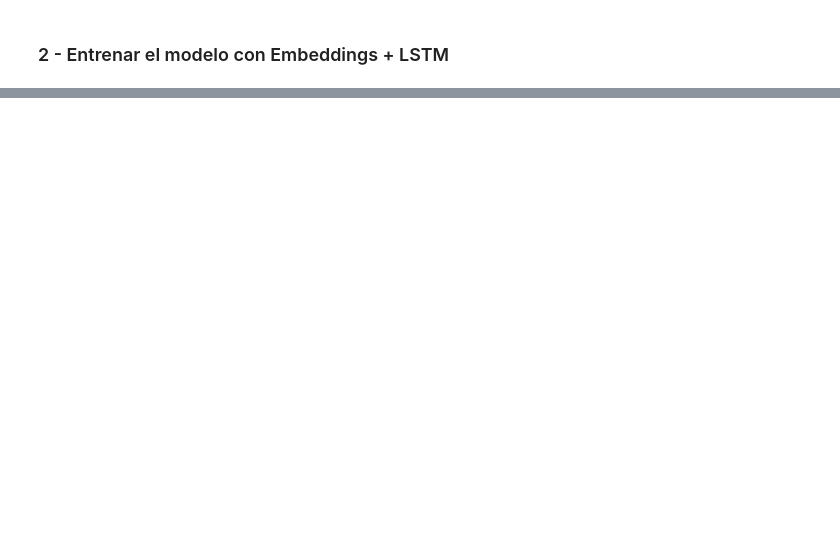
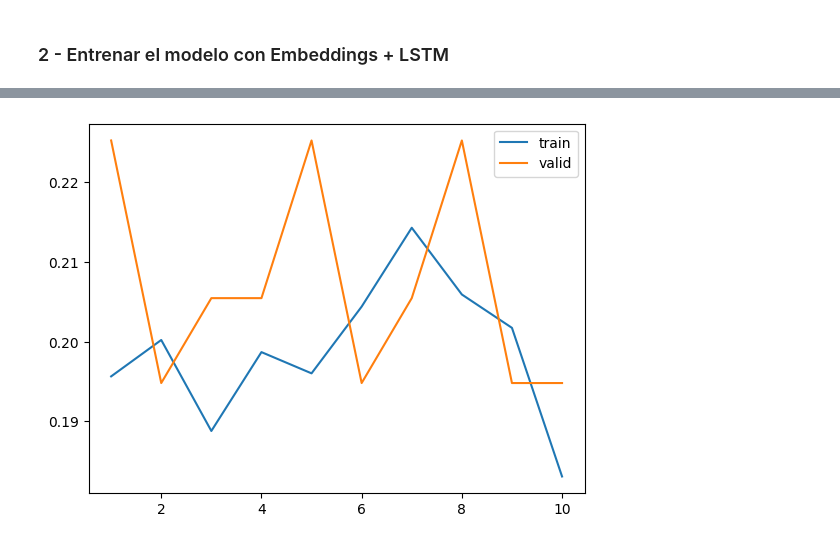
Before and after one commit to kchomontiel/NLP, a Jupyter notebook: Clase 5/5 - clothing_ecommerce_reviews.ipynb, the cells around one changed output, grey strips where cells are left out. Saved outputs shown, nothing was run; the diff lists cells and outputs as text; code cells hidden in the pictures; blank space fills up the shorter version.

```diff
--- a/Clase 5/5 - clothing_ecommerce_reviews.ipynb
+++ b/Clase 5/5 - clothing_ecommerce_reviews.ipynb
@@ -142,5 +202,9 @@ maxlen = 115
 # %%
 # Alumno: Dividir los datos en train y test
 from sklearn.model_selection import train_test_split
+X_train, X_test, y_train, y_test = train_test_split(X, y, test_size=0.2, random_state=42)
 # %%
 # Alumno: determinar la dimensiones de entrada y salida
+in_shape = X_train.shape[1] # max input sentence len
+out_shape = 5
+print("in_shape", in_shape, ", out_shape", out_shape)
@@ -154,0 +215,25 @@ from keras.layers import Dropout
+# %%
+# Alumno: Entrene su modelo con LSTM entrenando sus propios embeddings
+# Entrenar un modelo con LSTM entrenando sus propios embeddings
+# o utilizando embeddings pre-entrenados.
+from keras.layers import LSTM,Embedding,Dropout,Bidirectional
+from keras.regularizers import l2
+
+model = Sequential()
+# input_dim = vocab_size (max n_words)
+# input_length = setencias con padding a 200
+# output_dim = 50 --> crear embeddings de tamaño 50
+model.add(Embedding(input_dim=vocab_size+1, output_dim=50, input_length=in_shape))
+model.add(Bidirectional(LSTM(units=256, return_sequences=True, kernel_regularizer=l2(0.01))))
+model.add(Dropout(0.5))
+model.add(Bidirectional(LSTM(units=128,kernel_regularizer=l2(0.01)))) # La última capa LSTM no lleva return_sequences
+
+model.add(Dense(units=256, activation='relu'))
+model.add(Dropout(rate=0.5))
+model.add(Dense(units=out_shape, activation='sigmoid'))
+
+model.compile(optimizer="adam",
+              loss='binary_crossentropy',
+              metrics=['accuracy'])
+
+model.summary()
@@ -154,0 +258,2 @@ from keras.layers import Dropout
+# %%
+hist = model.fit(X_train, y_train, epochs=10, batch_size=32, validation_split=0.2)
@@ -154,0 +281,9 @@ from keras.layers import Dropout
+# %%
+import matplotlib.pyplot as plt
+import seaborn as sns
+epoch_count = range(1, len(hist.history['accuracy']) + 1)
+sns.lineplot(x=epoch_count,  y=hist.history['accuracy'], label='train')
+sns.lineplot(x=epoch_count,  y=hist.history['val_accuracy'], label='valid')
+plt.show()
+# %% [output]
+[figure, added]
```
Also changed, not shown: parts of 31 cells of this notebook.
